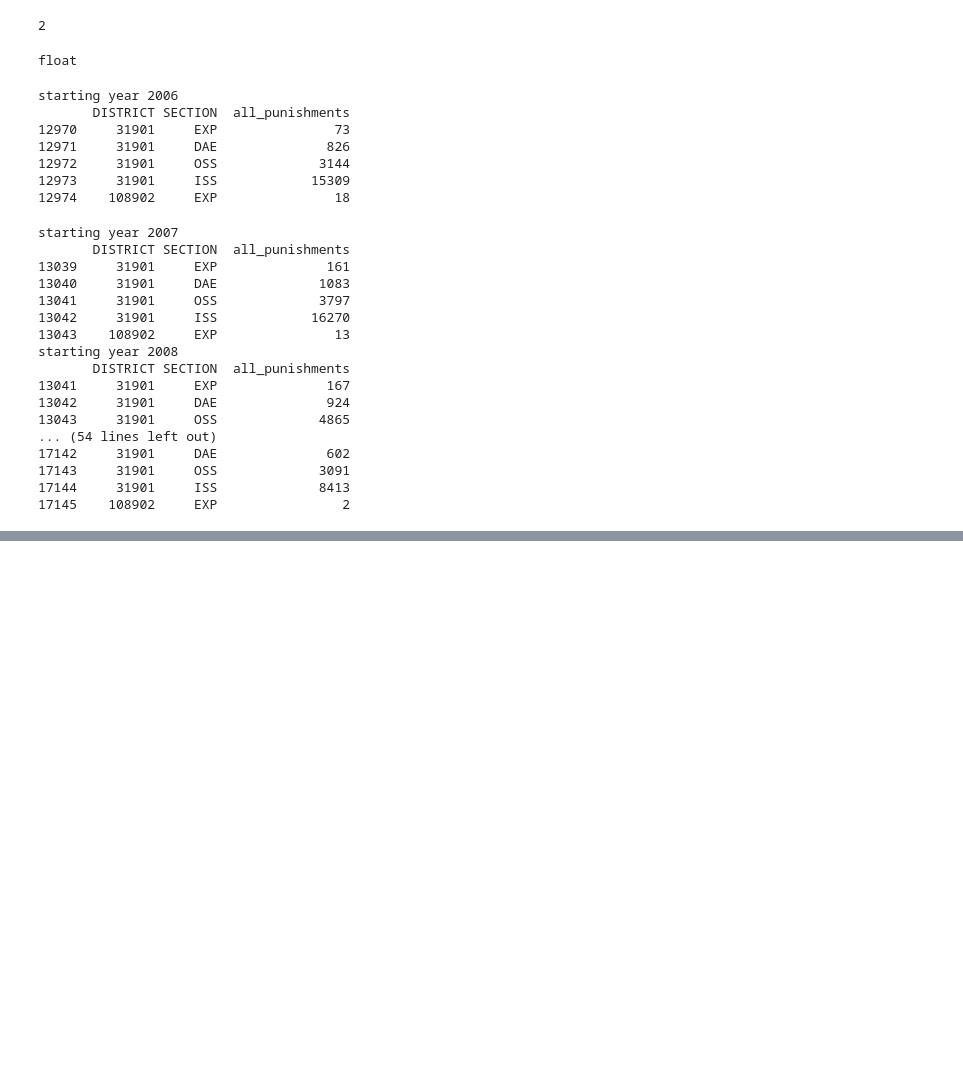
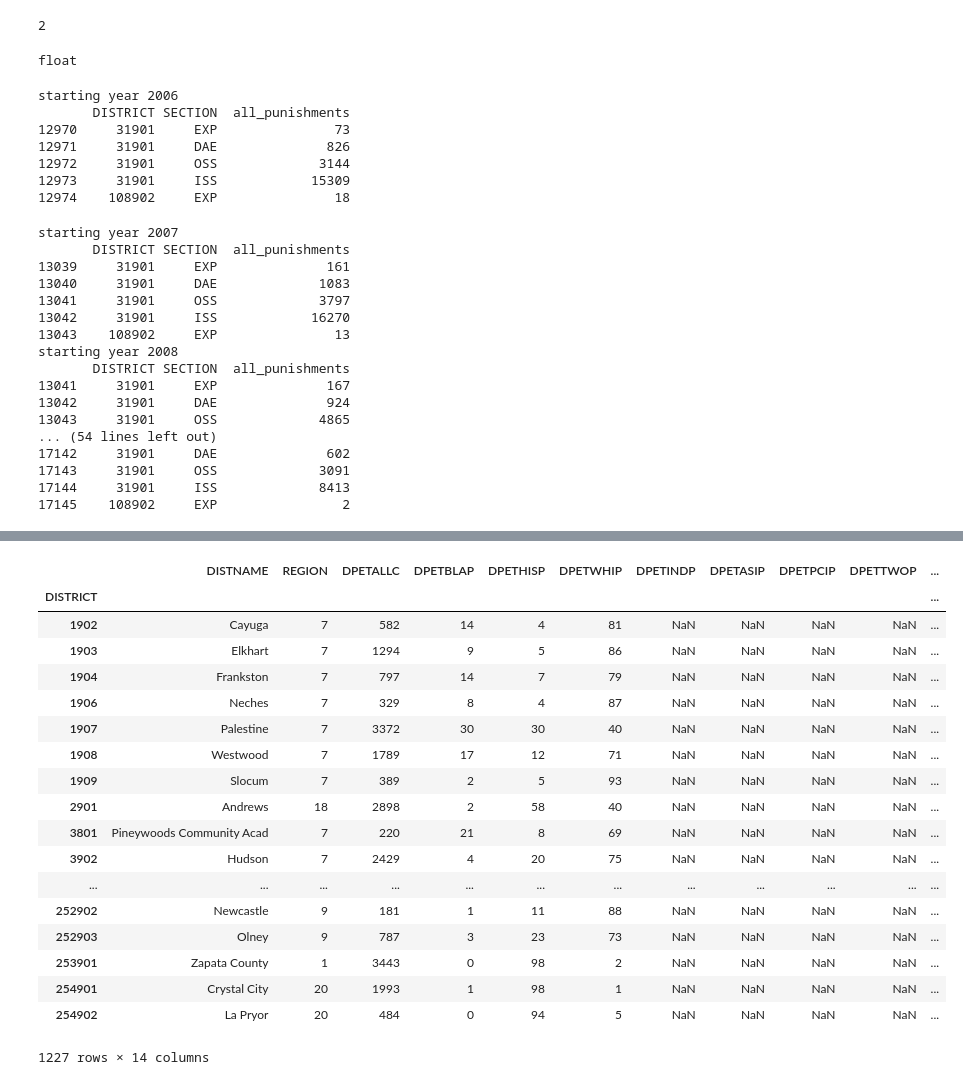
Before and after one commit to txappleseed/txappleseedmap, a Jupyter notebook: scripts/TEAtoCSV.ipynb, the cells around one changed output, grey strips where cells are left out. Saved outputs shown, nothing was run; the diff lists cells and outputs as text; code cells hidden in the pictures; blank space fills up the shorter version.

```diff
--- a/scripts/TEAtoCSV.ipynb
+++ b/scripts/TEAtoCSV.ipynb
@@ -164,11 +164,13 @@ def getYear(year):
     apple["Percentage"] = apple.apply(lambda x: getPercentage(x, year_col, punishment_totals), axis=1).round(3)
 
     apple["Year"] = year
+    district["Year"] = year
+    apple = apple.rename(index=str, columns={year_col: "Count"})
 
     # apple = apple.set_index(["DISTRICT","SECTION","HEADING NAME", "Year"])
     # apple = apple.sort_index() # trying to improve speed
 
-    return apple["DISTRICT","SECTION","HEADING NAME", "Year", "LikelyError", "Percentage", "Scale"]
+    return apple[["DISTRICT","SECTION","HEADING NAME", "Year", "Count", "LikelyError", "Percentage", "Scale"]], district
 # %%
 def populations(districtPath):
     district = pd.read_csv(districtPath, index_col="DISTRICT")
@@ -385,12 +387,14 @@ fail = {} # for testing
 noScale = {}
 
 
-# Run again with the new changes and see how it works.
+manyDFs = []
+districtDFs = []
 
-manyDFs = []
 for year in years:
     print("starting year " + str(year))
-    manyDFs.append(getYear(year))
+    yearDFs = getYear(year)
+    manyDFs.append(yearDFs[0])
+    districtDFs.append(yearDFs[1])
 # %% [output]
 starting year 2006
        DISTRICT SECTION  all_punishments
@@ -419,3 +453,25 @@ starting year 2008
+# %%
+districtDFs[0]
+# %% [output]
+|  | DISTNAME | REGION | DPETALLC | DPETBLAP | DPETHISP | DPETWHIP | DPETINDP | DPETASIP | DPETPCIP | DPETTWOP | ... |
+| DISTRICT |  |  |  |  |  |  |  |  |  |  | ... |
+| 1902 | Cayuga | 7 | 582 | 14 | 4 | 81 | NaN | NaN | NaN | NaN | ... |
+| 1903 | Elkhart | 7 | 1294 | 9 | 5 | 86 | NaN | NaN | NaN | NaN | ... |
+| 1904 | Frankston | 7 | 797 | 14 | 7 | 79 | NaN | NaN | NaN | NaN | ... |
+| 1906 | Neches | 7 | 329 | 8 | 4 | 87 | NaN | NaN | NaN | NaN | ... |
+| 1907 | Palestine | 7 | 3372 | 30 | 30 | 40 | NaN | NaN | NaN | NaN | ... |
+| 1908 | Westwood | 7 | 1789 | 17 | 12 | 71 | NaN | NaN | NaN | NaN | ... |
+| 1909 | Slocum | 7 | 389 | 2 | 5 | 93 | NaN | NaN | NaN | NaN | ... |
+| 2901 | Andrews | 18 | 2898 | 2 | 58 | 40 | NaN | NaN | NaN | NaN | ... |
+| 3801 | Pineywoods Community Acad | 7 | 220 | 21 | 8 | 69 | NaN | NaN | NaN | NaN | ... |
+| 3902 | Hudson | 7 | 2429 | 4 | 20 | 75 | NaN | NaN | NaN | NaN | ... |
+| ... | ... | ... | ... | ... | ... | ... | ... | ... | ... | ... | ... |
+| 252902 | Newcastle | 9 | 181 | 1 | 11 | 88 | NaN | NaN | NaN | NaN | ... |
+| 252903 | Olney | 9 | 787 | 3 | 23 | 73 | NaN | NaN | NaN | NaN | ... |
+| 253901 | Zapata County | 1 | 3443 | 0 | 98 | 2 | NaN | NaN | NaN | NaN | ... |
+| 254901 | Crystal City | 20 | 1993 | 1 | 98 | 1 | NaN | NaN | NaN | NaN | ... |
+| 254902 | La Pryor | 20 | 484 | 0 | 94 | 5 | NaN | NaN | NaN | NaN | ... |
+1227 rows × 14 columns
 # %%
 apple = pd.concat(manyDFs)
 
```
Also changed, not shown: parts of 8 cells of this notebook.
